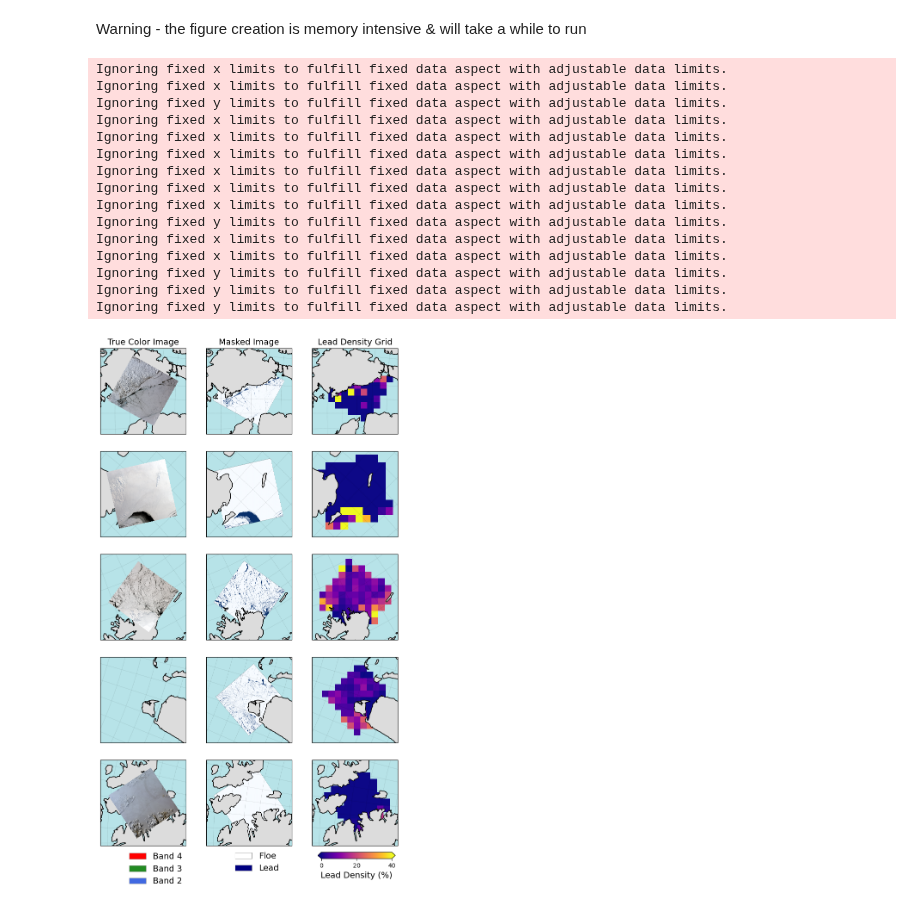
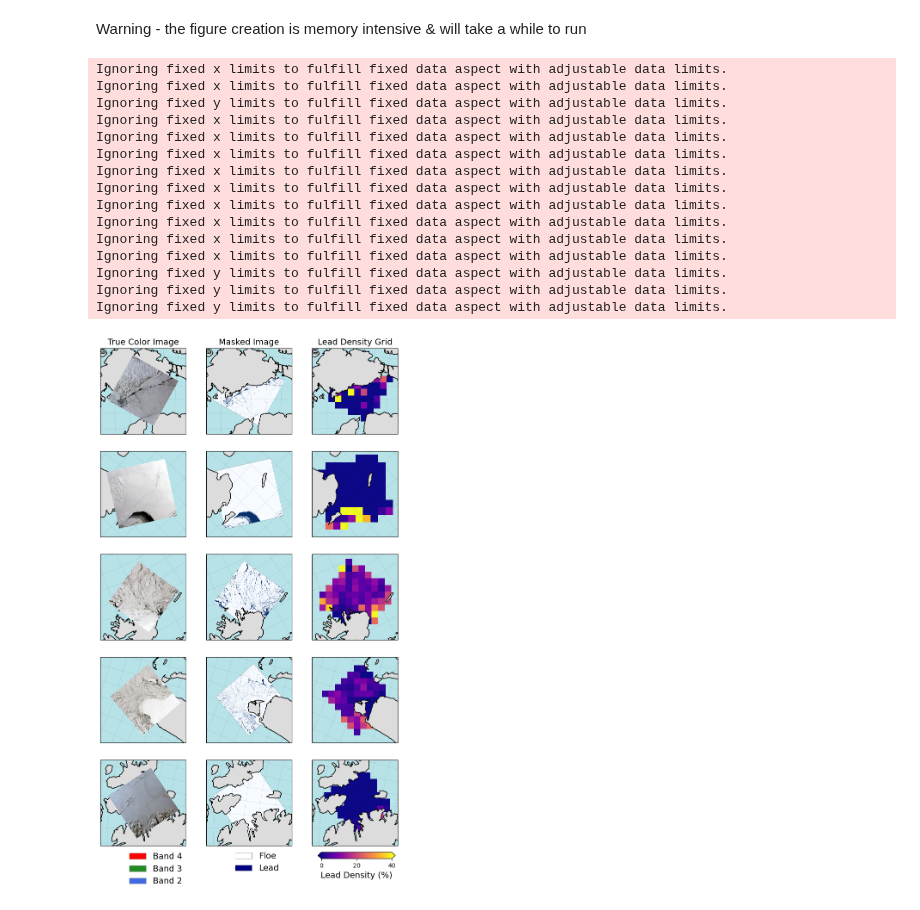
Before and after one commit to amy-swiggs/Arctic_Lead_Density_AES, a Jupyter notebook: Scripts/FigA1.ipynb, the cells around one changed output. Drawn from its saved outputs; the diff is of its cells as text; code cells hidden in the pictures.

```diff
--- a/Scripts/FigA1.ipynb
+++ b/Scripts/FigA1.ipynb
@@ -265,7 +265,7 @@ with ls8_binary as src:
 ls8_grid = ax[2,2].pcolormesh(new_x_edge_25,new_y_edge_25,ls8_20220419,**lead_kwargs)
 
 # 20230417
-ls8_img = rasterio.open(f'{base_dir}LS8/LS8_Img_Data/20230417/LC08_20230417_20230428_168008_TC_Cartopy.tif')
+ls8_img = rasterio.open(f'{base_dir}LS8/LS8_Img_Data/20230417/LC08_20230417_20230428_168008_TC_Cartopy2.tif')
 with ls8_img as src:
     rgb = src.read([4,3,2]).astype(float)
     nodata = src.nodata
@@ -318,32 +318,32 @@ for i in range(0,3):
          crs=map_projection)
 
 ax[4,0].legend(handles=[red_rgb, green_rgb,blue_rgb], loc='lower left',bbox_to_anchor=(0.25, -0.55),
               frameon=False,fontsize=14)
 
 ax[4,1].legend(handles=[floe, lead], loc='lower left',bbox_to_anchor=(0.25, -0.4),
               frameon=False,fontsize=14)
 
 cax = fig.add_axes([0.69, 0.09, 0.2, 0.01])  # [left, bottom, width, height]
 cb = fig.colorbar(ls8_grid, cax=cax,extend='both',orientation='horizontal')
 cb.set_label('Lead Density (%)',fontsize=14)
 
 plt.show()
 
 fig.savefig('/Users/amyswiggs/Desktop/Spring_2026/Arctic_Sea_Surface_Classification/Arctic_Lead_Density_AES/Resubmission_Figures/FigA1.png',dpi=300,bbox_inches="tight")
 # %% [output]
 Ignoring fixed x limits to fulfill fixed data aspect with adjustable data limits.
 Ignoring fixed x limits to fulfill fixed data aspect with adjustable data limits.
 Ignoring fixed y limits to fulfill fixed data aspect with adjustable data limits.
 Ignoring fixed x limits to fulfill fixed data aspect with adjustable data limits.
 Ignoring fixed x limits to fulfill fixed data aspect with adjustable data limits.
 Ignoring fixed x limits to fulfill fixed data aspect with adjustable data limits.
 Ignoring fixed x limits to fulfill fixed data aspect with adjustable data limits.
 Ignoring fixed x limits to fulfill fixed data aspect with adjustable data limits.
 Ignoring fixed x limits to fulfill fixed data aspect with adjustable data limits.
-Ignoring fixed y limits to fulfill fixed data aspect with adjustable data limits.
+Ignoring fixed x limits to fulfill fixed data aspect with adjustable data limits.
 Ignoring fixed x limits to fulfill fixed data aspect with adjustable data limits.
 Ignoring fixed x limits to fulfill fixed data aspect with adjustable data limits.
 Ignoring fixed y limits to fulfill fixed data aspect with adjustable data limits.
 Ignoring fixed y limits to fulfill fixed data aspect with adjustable data limits.
 Ignoring fixed y limits to fulfill fixed data aspect with adjustable data limits.
-[figure, old version]
+[figure, new version]
```
Also changed, not shown: 4 other files.
